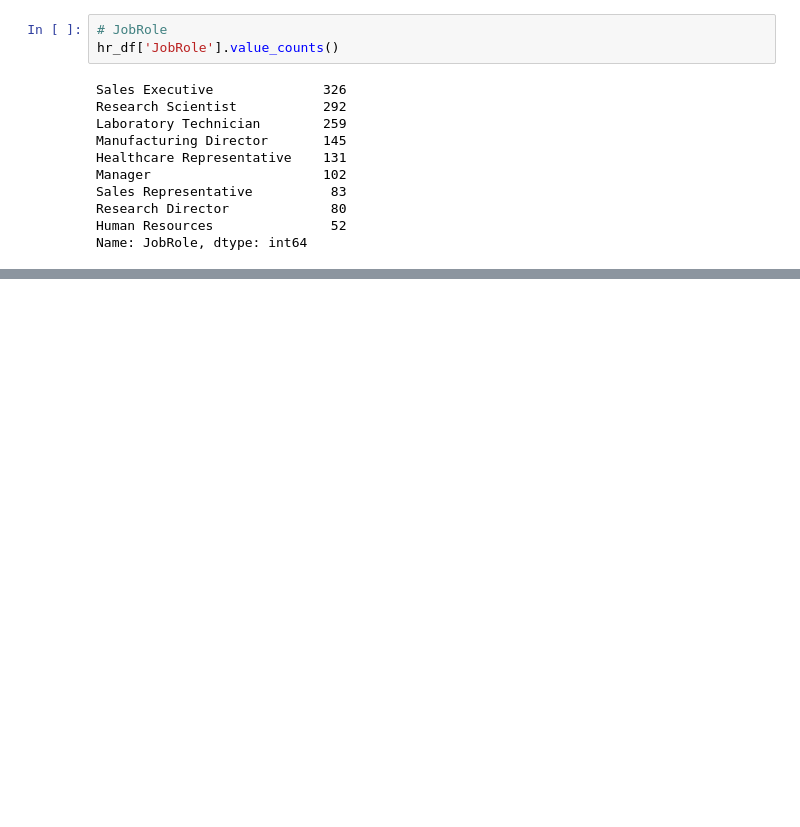
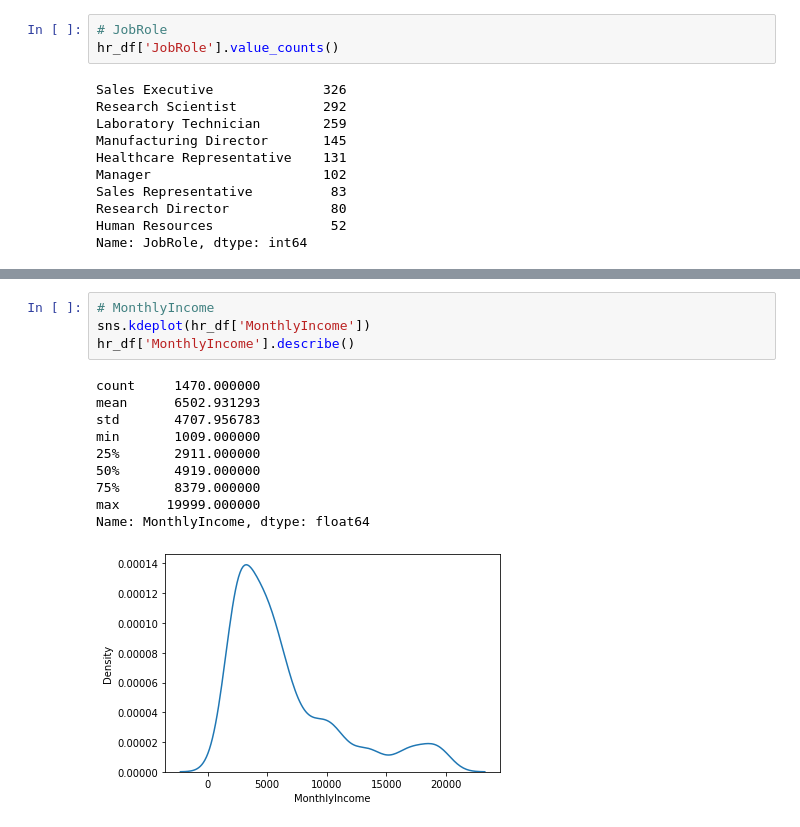
Before and after one commit to minstrel1149/HR_analytics_1, a Jupyter notebook: HR_data_EDA.ipynb, the cells around one changed output, grey strips where cells are left out. Cells and saved outputs as stored; diff of their text form; blank space fills up the shorter version.

```diff
--- a/HR_data_EDA.ipynb
+++ b/HR_data_EDA.ipynb
@@ -216,0 +227,15 @@ Name: JobRole, dtype: int64
+# %%
+# MonthlyIncome
+sns.kdeplot(hr_df['MonthlyIncome'])
+hr_df['MonthlyIncome'].describe()
+# %% [output]
+count     1470.000000
+mean      6502.931293
+std       4707.956783
+min       1009.000000
+25%       2911.000000
+50%       4919.000000
+75%       8379.000000
+max      19999.000000
+Name: MonthlyIncome, dtype: float64
+[figure, added]
```
Also changed, not shown: parts of 22 cells of this notebook, 1 other file.
